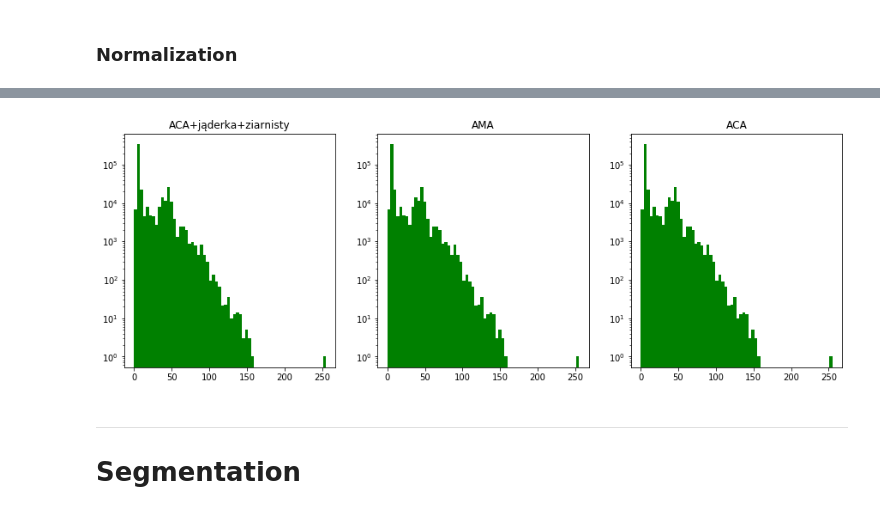
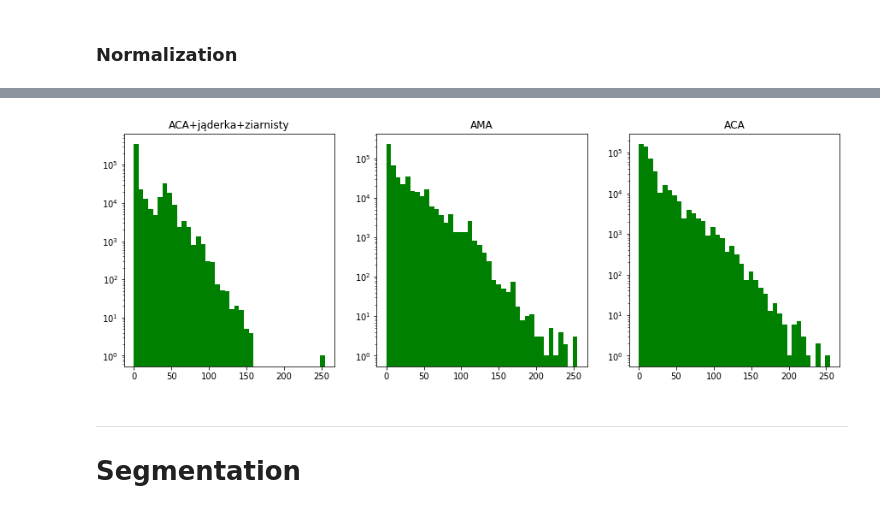
Before and after one commit to mszpyrka/AGH-AntinuclearAntibodiesClassification, a Jupyter notebook: demo.ipynb, the cells around one changed output, grey strips where cells are left out. Saved outputs shown, nothing was run; the diff lists cells and outputs as text; code cells hidden in the pictures.

```diff
--- a/demo.ipynb
+++ b/demo.ipynb
@@ -78,8 +78,8 @@ f, axes = plt.subplots(1, len(imgs))
 f.set_size_inches(15, 5)
 
 for i in range(len(imgs)):
-    axes[i].hist(imgs_resized[0].ravel(), bins=64, range=(0, 255), color='c')
-    axes[i].hist(imgs_denoised[0].ravel(), bins=64, range=(0, 255), color='g')
+    axes[i].hist(imgs_resized[i].ravel(), bins=64, range=(0, 255), color='c')
+    axes[i].hist(imgs_denoised[i].ravel(), bins=64, range=(0, 255), color='g')
     axes[i].set_yscale('log')
     axes[i].set_title(titles[i])
 # %% [output]
@@ -101,13 +101,13 @@ plot_images(imgs_norm, titles, cmap='gray')
 # %%
 f, axes = plt.subplots(1, len(imgs))
 f.set_size_inches(15, 5)
 
 for i in range(len(imgs)):
-    axes[i].hist(imgs_norm[0].ravel(), bins=64, range=(0, 255), color='g')
+    axes[i].hist(imgs_norm[i].ravel(), bins=40, range=(0, 255), color='g')
     axes[i].set_yscale('log')
     axes[i].set_title(titles[i])
 # %% [output]
-[figure, old version]
+[figure, new version]
 # %% [markdown]
 ---
 # Segmentation
```
Also changed, not shown: parts of 4 cells of this notebook.
